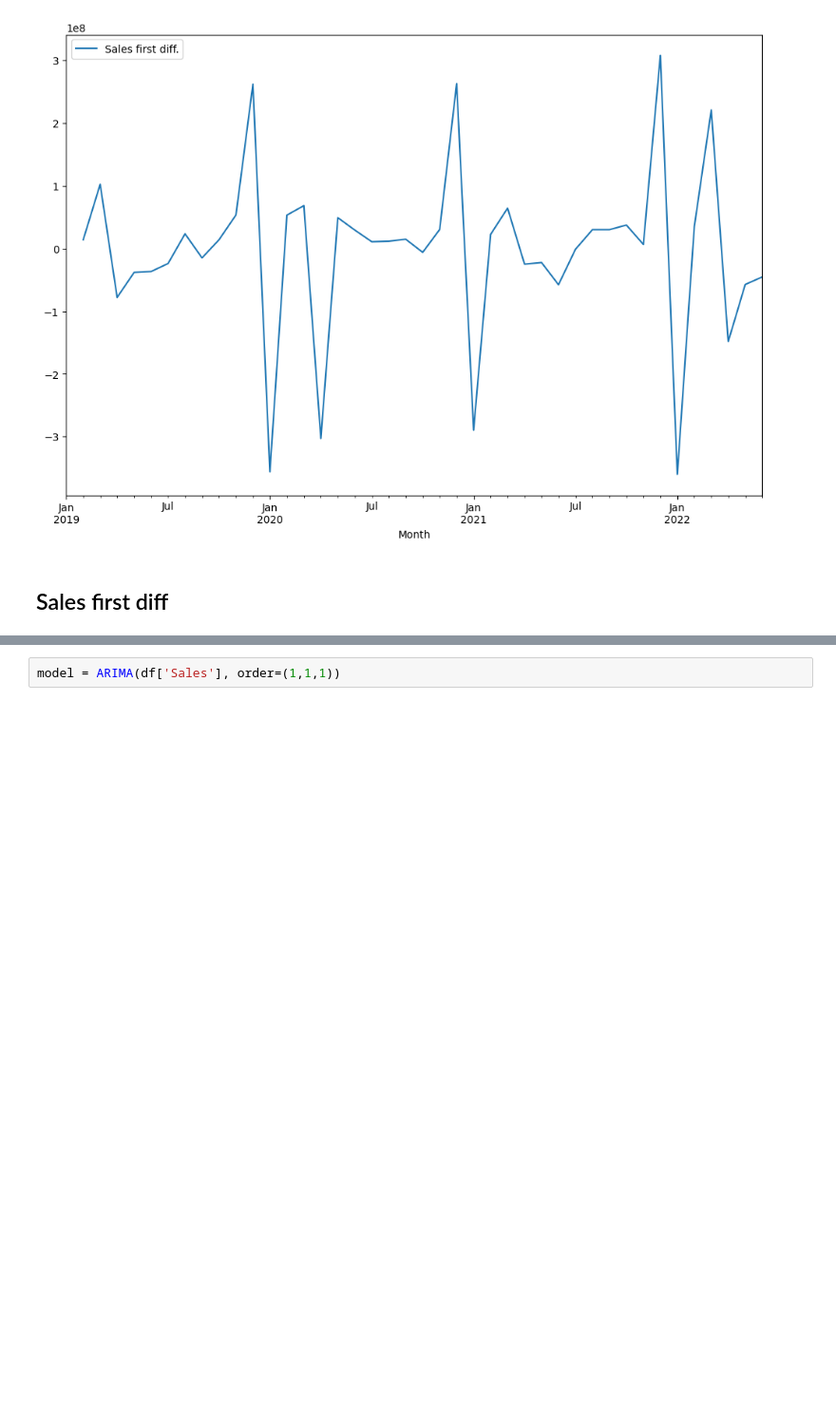
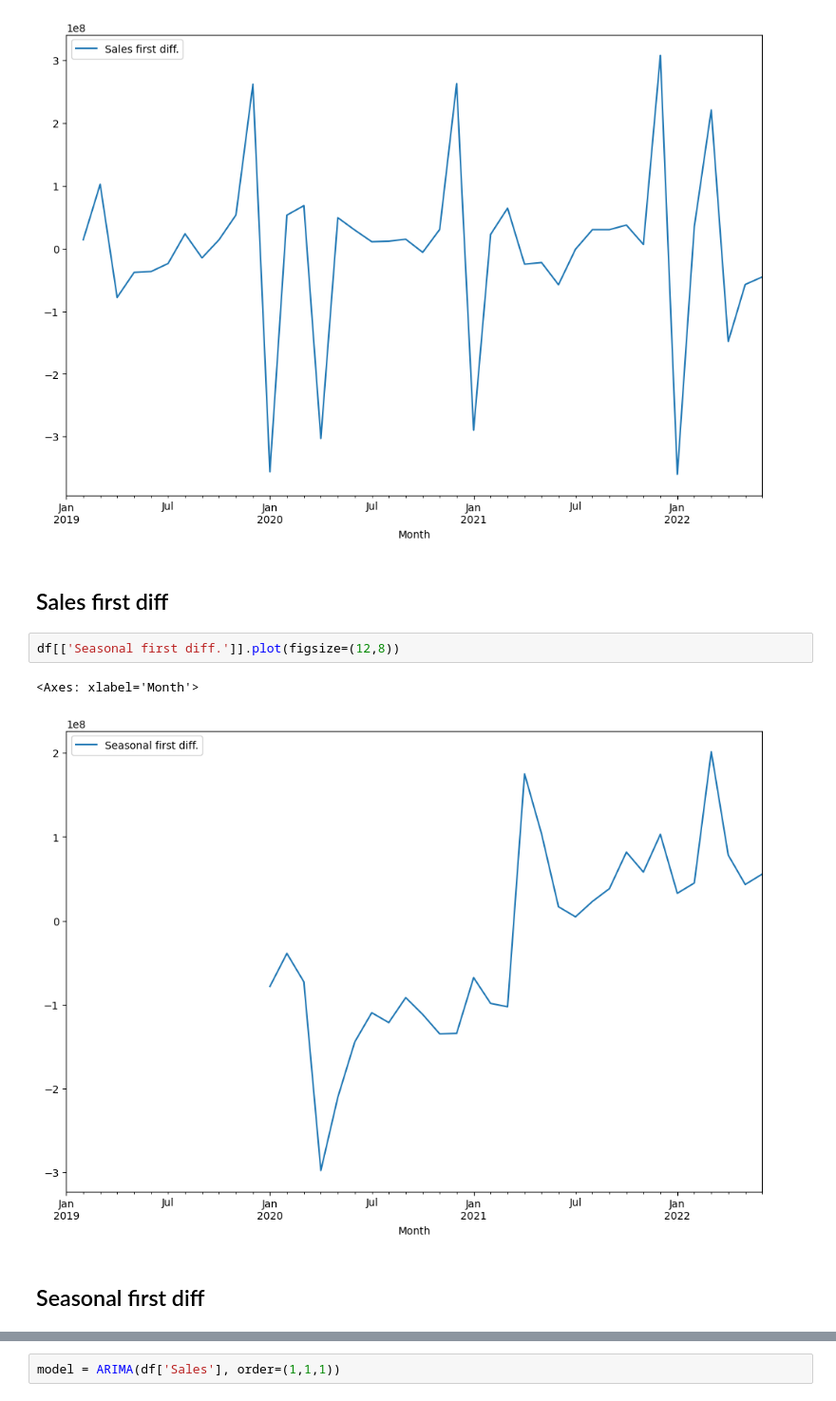
Before and after one commit to OriginalModo/FORECAST_2_MONTH, a Jupyter notebook: FORECAST_2_MONTH_2_YEARS.ipynb, the cells around one changed output, grey strips where cells are left out. Shown at 95% size. Cells and saved outputs as stored; diff of their text form; blank space fills up the shorter version.

```diff
--- a/FORECAST_2_MONTH_2_YEARS.ipynb
+++ b/FORECAST_2_MONTH_2_YEARS.ipynb
@@ -221,6 +221,13 @@ df[['Sales first diff.']].plot(figsize=(12,8))
 [figure]
 # %% [markdown]
 ## Sales first diff
+# %%
+df[['Seasonal first diff.']].plot(figsize=(12,8))
+# %% [output]
+<Axes: xlabel='Month'>
+[figure, added]
+# %% [markdown]
+## Seasonal first diff
 # %%
 df.head(15)
 # %% [output]
```
Also changed, not shown: parts of 12 cells of this notebook.
